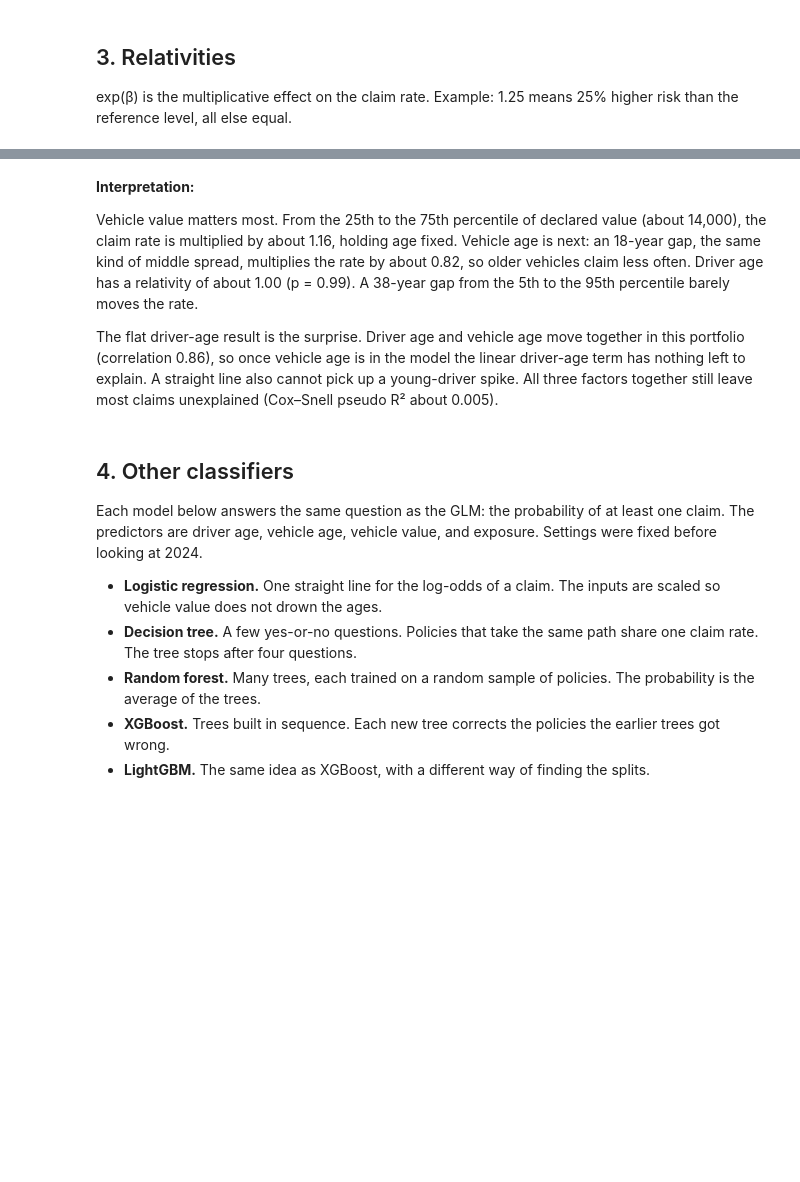
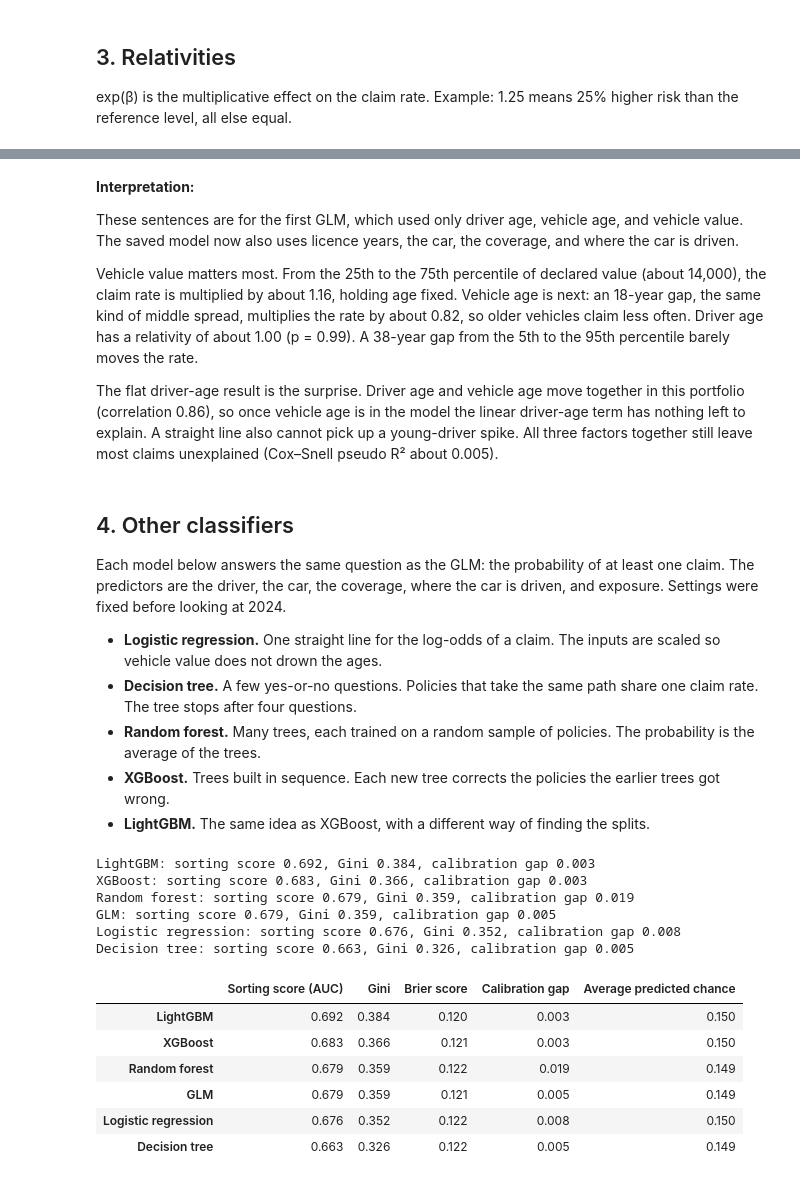
Before and after one commit to angekonan715/predictNextClaim, a Jupyter notebook: notebooks/02_modeling.ipynb, the cells around one changed output, grey strips where cells are left out. Saved outputs shown, nothing was run; the diff lists cells and outputs as text; code cells hidden in the pictures; blank space fills up the shorter version.

```diff
--- a/notebooks/02_modeling.ipynb
+++ b/notebooks/02_modeling.ipynb
@@ -50,5 +97,7 @@ relativities
 # %% [markdown]
 **Interpretation:**
+
+These sentences are for the first GLM, which used only driver age, vehicle age, and vehicle value. The saved model now also uses licence years, the car, the coverage, and where the car is driven.
 
 Vehicle value matters most. From the 25th to the 75th percentile of declared value (about 14,000), the claim rate is multiplied by about 1.16, holding age fixed. Vehicle age is next: an 18-year gap, the same kind of middle spread, multiplies the rate by about 0.82, so older vehicles claim less often. Driver age has a relativity of about 1.00 (p = 0.99). A 38-year gap from the 5th to the 95th percentile barely moves the rate.
 
@@ -56,7 +105,7 @@ The flat driver-age result is the surprise. Driver age and vehicle age move toge
 # %% [markdown]
 ## 4. Other classifiers
 
-Each model below answers the same question as the GLM: the probability of at least one claim. The predictors are driver age, vehicle age, vehicle value, and exposure. Settings were fixed before looking at 2024.
+Each model below answers the same question as the GLM: the probability of at least one claim. The predictors are the driver, the car, the coverage, where the car is driven, and exposure. Settings were fixed before looking at 2024.
 
 - **Logistic regression.** One straight line for the log-odds of a claim. The inputs are scaled so vehicle value does not drown the ages.
 - **Decision tree.** A few yes-or-no questions. Policies that take the same path share one claim rate. The tree stops after four questions.
@@ -70 +115,36 @@ for name, note in MODEL_NOTES.items():
+# %%
+models = fit_all(train)
+test = train_mod.usable_rows(pd.read_csv(config.TEST_FILE))
+scores = train_mod.score_models(models, test).rename(index=train_mod.DISPLAY_NAMES)
+train_mod.save_comparison(scores)
+
+results = scores.rename(columns={
+    "AUC": "Sorting score (AUC)",
+    "Gini": "Gini",
+    "Brier": "Brier score",
+    "calibration_gap": "Calibration gap",
+    "mean_predicted": "Average predicted chance",
+}).sort_values("Sorting score (AUC)", ascending=False).round(3)
+
+for model, row in results.iterrows():
+    print(
+        f"{model}: sorting score {row['Sorting score (AUC)']:.3f}, "
+        f"Gini {row['Gini']:.3f}, "
+        f"calibration gap {row['Calibration gap']:.3f}"
+    )
+results
+# %% [output]
+LightGBM: sorting score 0.692, Gini 0.384, calibration gap 0.003
+XGBoost: sorting score 0.683, Gini 0.366, calibration gap 0.003
+Random forest: sorting score 0.679, Gini 0.359, calibration gap 0.019
+GLM: sorting score 0.679, Gini 0.359, calibration gap 0.005
+Logistic regression: sorting score 0.676, Gini 0.352, calibration gap 0.008
+Decision tree: sorting score 0.663, Gini 0.326, calibration gap 0.005
+|  | Sorting score (AUC) | Gini | Brier score | Calibration gap | Average predicted chance |
+| LightGBM | 0.692 | 0.384 | 0.120 | 0.003 | 0.150 |
+| XGBoost | 0.683 | 0.366 | 0.121 | 0.003 | 0.150 |
+| Random forest | 0.679 | 0.359 | 0.122 | 0.019 | 0.149 |
+| GLM | 0.679 | 0.359 | 0.121 | 0.005 | 0.149 |
+| Logistic regression | 0.676 | 0.352 | 0.122 | 0.008 | 0.150 |
+| Decision tree | 0.663 | 0.326 | 0.122 | 0.005 | 0.149 |
 # %% [markdown]
```
Also changed, not shown: parts of 5 cells of this notebook, 9 other files.
